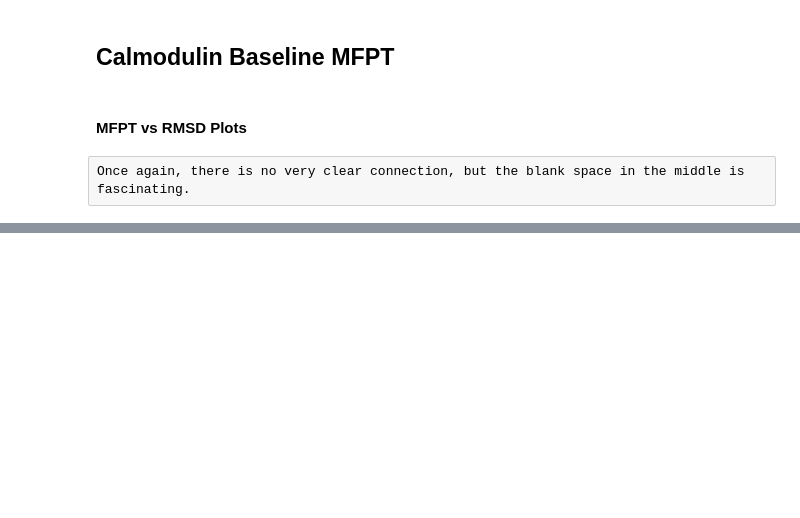
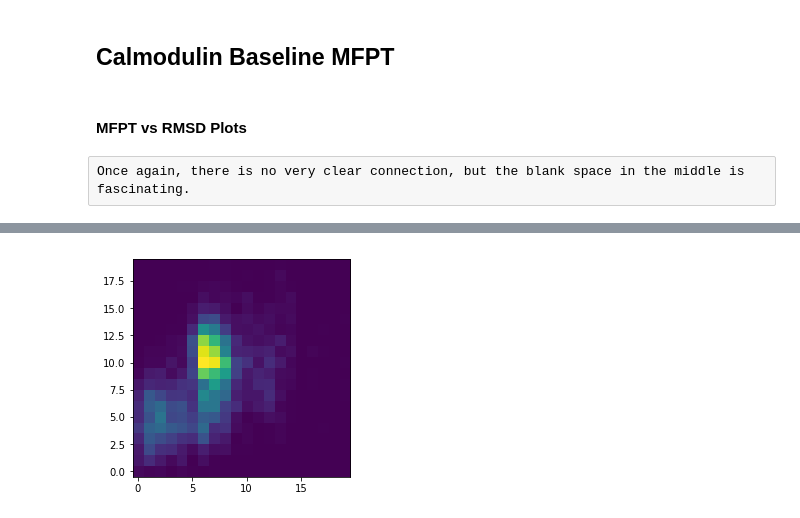
Before and after one commit to alenkran/Protein_Dynamics_TJ, a Jupyter notebook: MSM_Builder_Test/Baseline Analysis.ipynb, the cells around one changed output, grey strips where cells are left out. Drawn from its saved outputs; the diff is of its cells as text; code cells hidden in the pictures; blank space fills up the shorter version.

```diff
--- a/MSM_Builder_Test/Baseline Analysis.ipynb
+++ b/MSM_Builder_Test/Baseline Analysis.ipynb
@@ -113,0 +104,7 @@ plt.scatter(np.array(distances), np.log(np.array(mfpt_times)))
+# %%
+heatmap, _, _ = np.histogram2d(np.array(distances), np.log(np.array(mfpt_times)), bins=20)
+plt.clf()
+plt.imshow((heatmap), origin='lower')
+plt.show()
+# %% [output]
+[figure, added]
```
Also changed, not shown: parts of 11 cells of this notebook.
